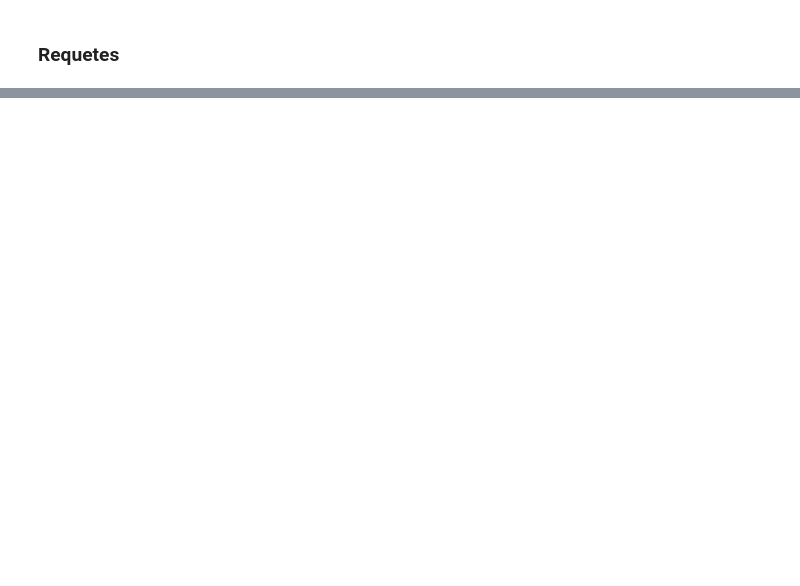
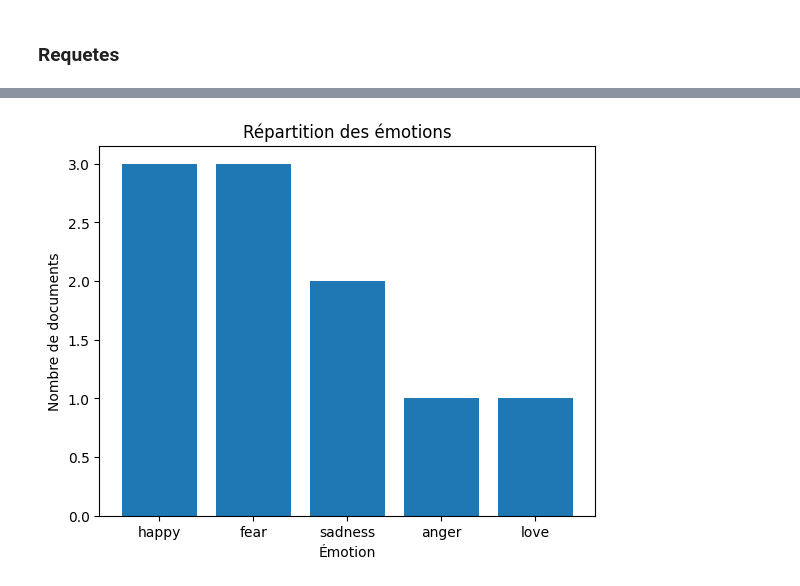
Before and after one commit to ForskyOnly/NLP, a Jupyter notebook: analysis.ipynb, the cells around one changed output, grey strips where cells are left out. Drawn from its saved outputs; the diff is of its cells as text; code cells hidden in the pictures; blank space fills up the shorter version.

```diff
--- a/analysis.ipynb
+++ b/analysis.ipynb
@@ -323,0 +346,17 @@ sentiment_counts.plot(kind='bar', xlabel='Sentiment', ylabel='Count')
+# %%
+result = es.search(index='notes', body={
+    "query": {
+        "bool": {
+            "must": [
+                {"term": {"patient_lastname": "King"}},
+                {"term": {"patient_firstname": "Penny"}}
+            ]
+        }
+    },
+    "_source": ["emotion", "text"],
+})
+
+sentiments = [doc['_source']['emotion'] for doc in result['hits']['hits']]
+texts = [doc['_source']['text'] for doc in result['hits']['hits']]
+
+df_penny = pd.DataFrame({"Sentiment": sentiments, "Text": texts})
@@ -323,0 +377,11 @@ sentiment_counts.plot(kind='bar', xlabel='Sentiment', ylabel='Count')
+# %%
+
+nb_emotion = df_penny['Sentiment'].value_counts()
+
+plt.bar(nb_emotion.index, nb_emotion.values)
+plt.xlabel('Émotion')
+plt.ylabel('Nombre de documents')
+plt.title('Répartition des émotions')
+plt.show()
+# %% [output]
+[figure, added]
```
Also changed, not shown: parts of 19 cells of this notebook, 1 other file.
